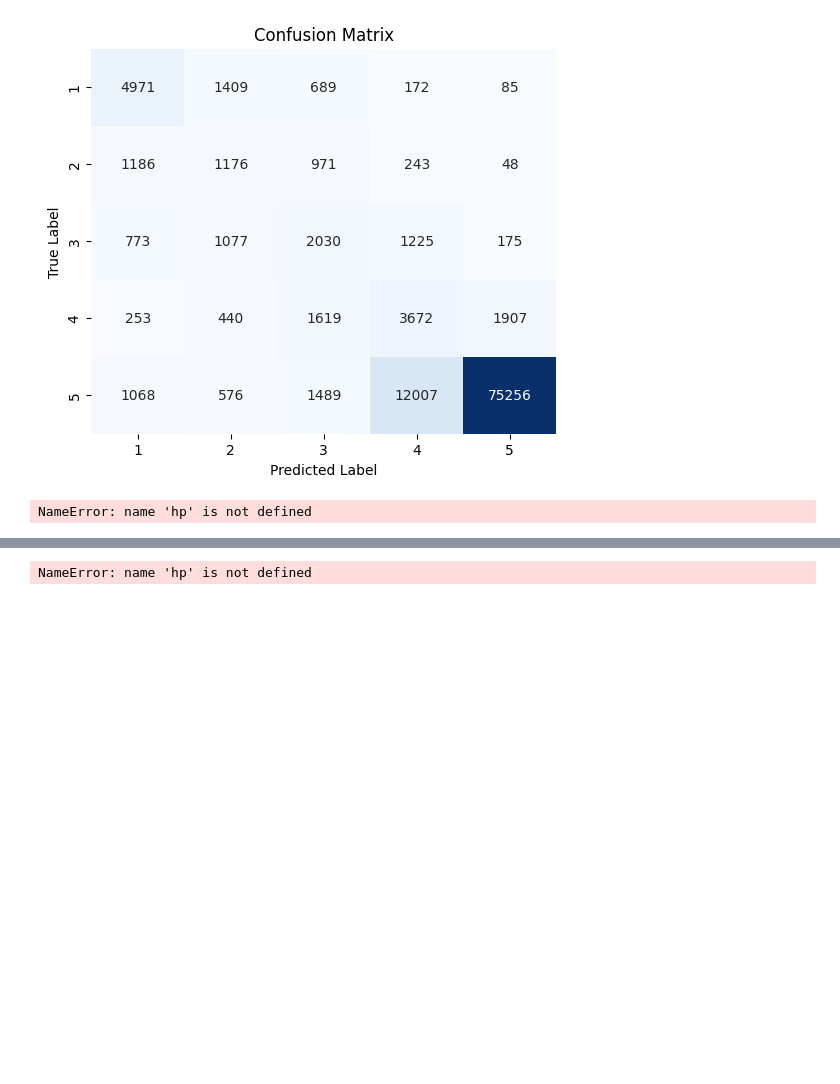
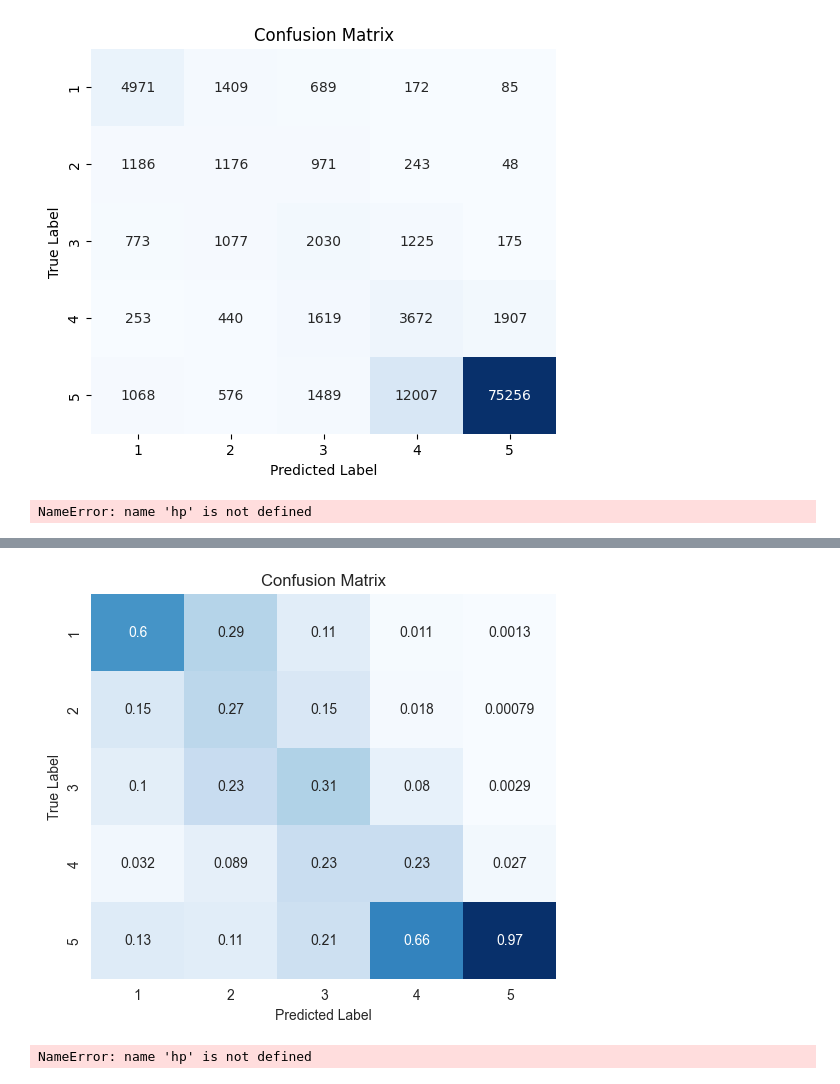
Before and after one commit to aparna-suresh/AI-Portfolio, a Jupyter notebook: xgboost/3_amazon_review_xgboost_full_model.ipynb, the cells around one changed output, grey strips where cells are left out. Saved outputs shown, nothing was run; the diff lists cells and outputs as text; code cells hidden in the pictures; blank space fills up the shorter version.

```diff
--- a/xgboost/3_amazon_review_xgboost_full_model.ipynb
+++ b/xgboost/3_amazon_review_xgboost_full_model.ipynb
@@ -311,3 +316,14 @@ plt.show()
+# %%
+cm = confusion_matrix(y_true=y_val, y_pred=y_pred, normalize="pred",labels=[0,1,2,3,4])
+plt.figure(figsize=(6, 5))
+sns.heatmap(cm, annot=True, cmap='Blues', cbar=False,
+                xticklabels=[1,2,3,4,5], yticklabels=[1,2,3,4,5])
+plt.xlabel('Predicted Label')
+plt.ylabel('True Label')
+plt.title('Confusion Matrix')
+plt.show()
+# %% [output]
+[figure, added]
 # %%
 search_space_accuracy_2 = {
     "objective": "multi:softprob",
```
Also changed, not shown: parts of 6 cells of this notebook, 2 other files.
